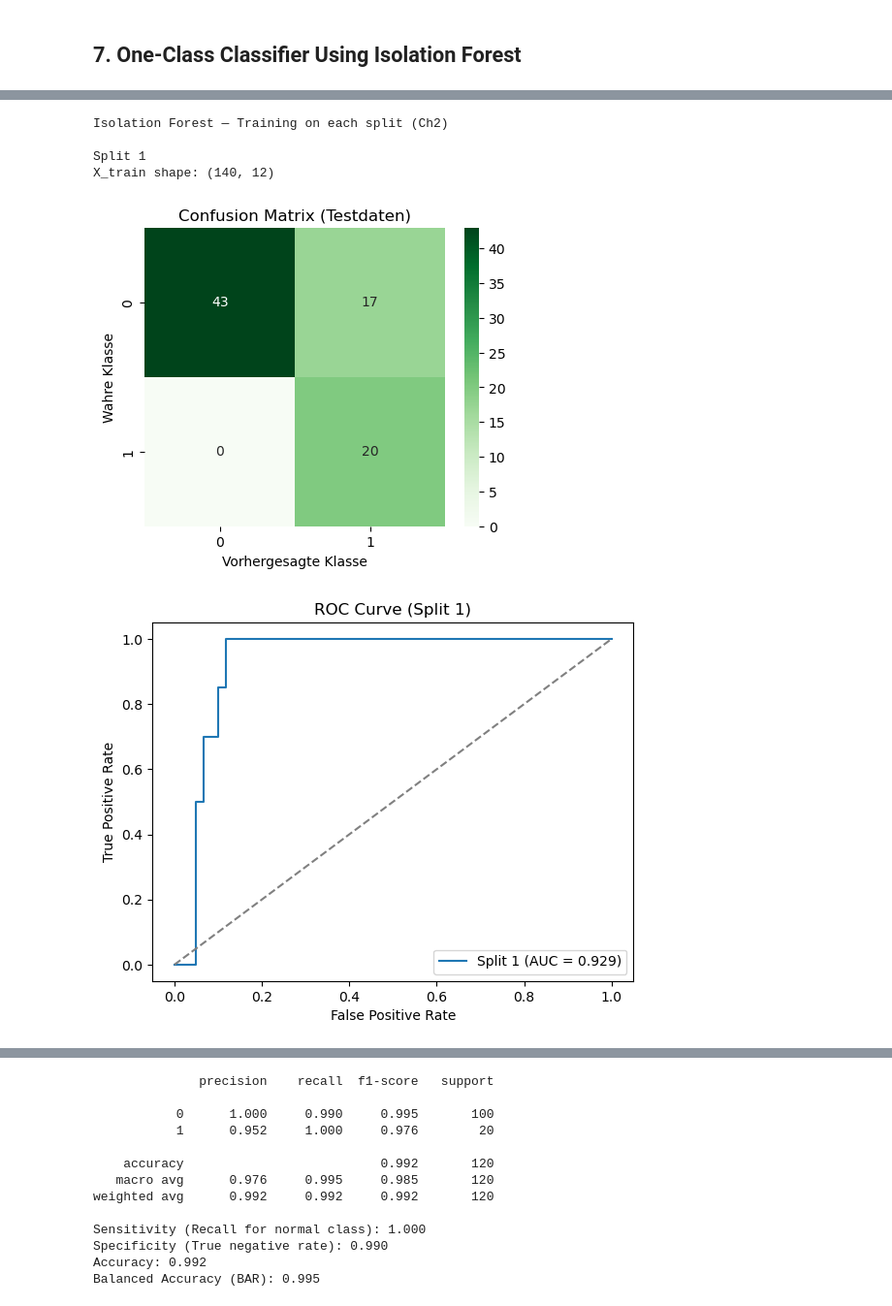
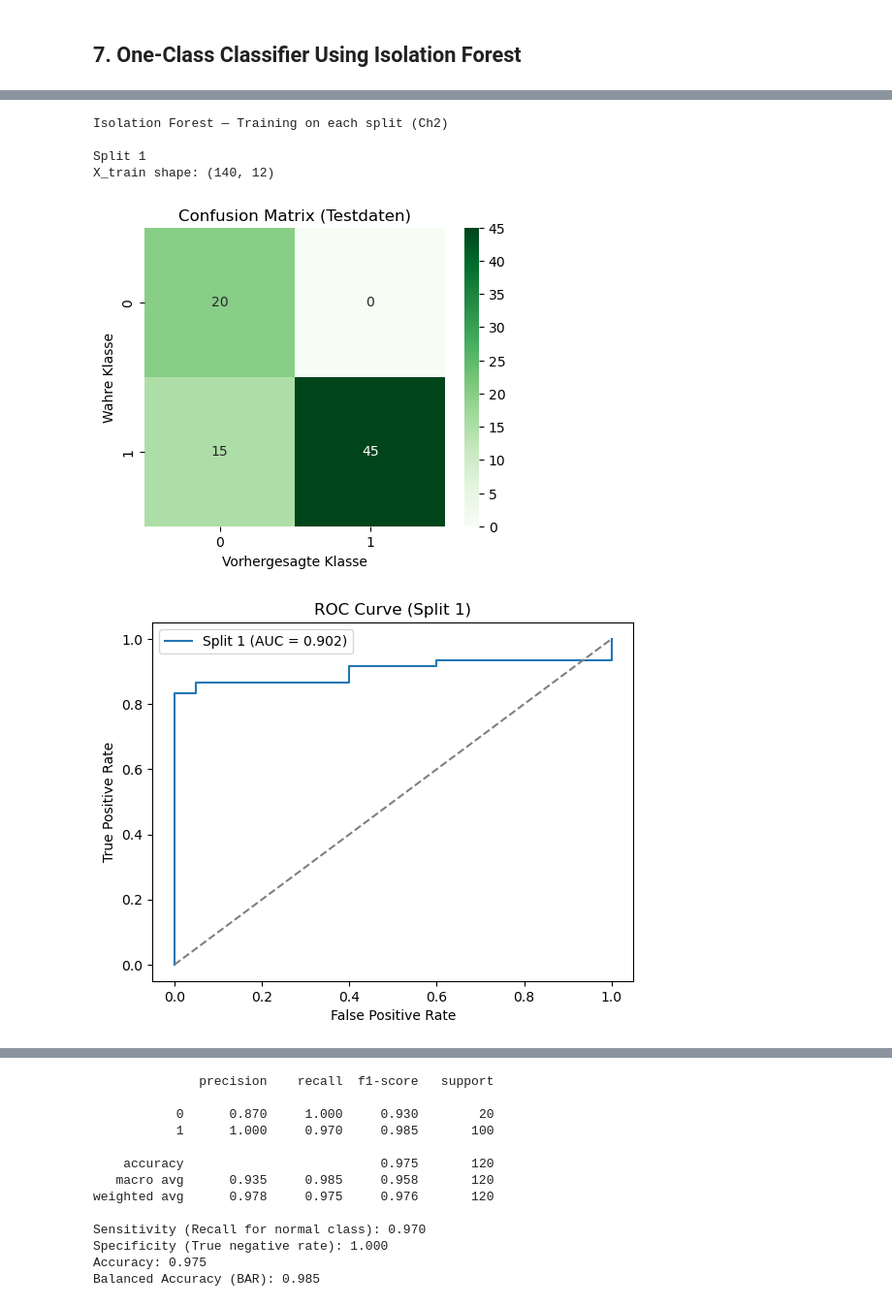
Before and after one commit to DmiPy/AI-in-material-diagnostics, a Jupyter notebook: KIiMD_project4/main.ipynb, the cells around one changed output, grey strips where cells are left out. Shown at 97% size. Saved outputs shown, nothing was run; the diff lists cells and outputs as text; code cells hidden in the pictures.

```diff
--- a/KIiMD_project4/main.ipynb
+++ b/KIiMD_project4/main.ipynb
@@ -308,8 +285,8 @@ Test  size: 120 (labels: [100  20])
 # %% [markdown]
 ## Leave P Group(s) Out cross-validation strategy - **2nd Channel**
 # %%
-# First: assign label = 0 for all normal (Z01–Z04), and 1 for anomalies (Z05)
-df_ch2['label'] = df_ch2['spec'].apply(lambda x: 1 if x == 'Z05' else 0)
+# First: assign label = 1 for all normal (Z01–Z04), and 0 for anomalies (Z05)
+df_ch2['label'] = df_ch2['spec'].apply(lambda x: 0 if x == 'Z05' else 1)
 
 # Define a function to filter dataset by group membership
 def filter_groups(df, train_groups, test_groups):
@@ -513,7 +494,7 @@ for idx, (train_df, test_df) in enumerate(group_splits_ch2, 1):
     print(f"\nSplit {idx}")
 
 # Grouping the sets
-    X_train = train_df[train_df['label'] == 0][featureslist]
+    X_train = train_df[train_df['label'] == 1][featureslist]
     X_test = test_df[featureslist].select_dtypes(include=[float, int])
     y_test = test_df['label']
 
@@ -533,7 +514,10 @@ for idx, (train_df, test_df) in enumerate(group_splits_ch2, 1):
 
 # Testing the model
     y_pred = model.predict(X_test_pca)
-    y_pred_binary = np.where(y_pred == 1, 0, 1)
+    y_pred_binary = np.where(y_pred == 1, 1, 0)
+
+#    all_y_test.append(y_test.to_numpy())
+#    all_y_pred.append(y_pred_binary)
 
 
 # Visualizing the confusion matrix
@@ -547,7 +531,7 @@ for idx, (train_df, test_df) in enumerate(group_splits_ch2, 1):
 
 
 # Getting decision function scores for ROC curve
-    scores_test = -model.decision_function(X_test_pca)
+    scores_test = model.decision_function(X_test_pca)
 
 # Visualizing the ROC curve from the decision function
     fpr, tpr, thresholds = roc_curve(y_test, scores_test)
@@ -658,11 +646,14 @@ from sklearn.ensemble import IsolationForest
 
 print("Isolation Forest — Training on each split (Ch1)")
 
+all_y_test = []
+all_y_pred = []
+
 for idx, (train_df, test_df) in enumerate(group_splits_ch1, 1):
     print(f"\nSplit {idx}")
 
 # Grouping the sets
-    X_train = train_df[train_df['label'] == 0][featureslist]
+    X_train = train_df[train_df['label'] == 1][featureslist]
     X_test = test_df[featureslist].select_dtypes(include=[float, int])
     y_test = test_df['label']
 
@@ -675,16 +666,19 @@ for idx, (train_df, test_df) in enumerate(group_splits_ch1, 1):
     X_test_pca = preprocessor.transform(X_test)
 
 # Training the model
-    model = IsolationForest(n_estimators=256,
+    model = IsolationForest(n_estimators=128,
                             max_samples=100,
                             contamination=0.01,
-                            max_features=0.8,
+                            max_features=1.0,
                             random_state=42)
     model.fit(X_train_pca)
 
 # Testing the model
     y_pred = model.predict(X_test_pca)
-    y_pred_binary = np.where(y_pred == 1, 0, 1)
+    y_pred_binary = np.where(y_pred == 1, 1, 0)
+
+    all_y_test.append(y_test.to_numpy())
+    all_y_pred.append(y_pred_binary)
 
 # Visualizing the confusion matrix
     conf = confusion_matrix(y_test, y_pred_binary)
@@ -697,7 +691,7 @@ for idx, (train_df, test_df) in enumerate(group_splits_ch1, 1):
 
 
 # Getting decision function scores for ROC curve
-    scores_test = -model.decision_function(X_test_pca)
+    scores_test = model.decision_function(X_test_pca)
 
 # Visualizing the ROC curve from the decision function
     fpr, tpr, thresholds = roc_curve(y_test, scores_test)
@@ -808,7 +802,7 @@ for idx, (train_df, test_df) in enumerate(group_splits_ch2, 1):
     print(f"\nSplit {idx}")
 
 # Grouping the sets
-    X_train = train_df[train_df['label'] == 0][featureslist]
+    X_train = train_df[train_df['label'] == 1][featureslist]
     X_test = test_df[featureslist].select_dtypes(include=[float, int])
     y_test = test_df['label']
 
@@ -821,16 +815,20 @@ for idx, (train_df, test_df) in enumerate(group_splits_ch2, 1):
     X_test_pca = preprocessor.transform(X_test)
 
 # Training the model
-    model = IsolationForest(n_estimators=256,
+    model = IsolationForest(n_estimators=128,
                             max_samples=100,
                             contamination=0.01,
-                            max_features=0.8,
+                            max_features=1.0,
                             random_state=42)
     model.fit(X_train_pca)
 
 # Testing the model
     y_pred = model.predict(X_test_pca)
-    y_pred_binary = np.where(y_pred == 1, 0, 1)
+    y_pred_binary = np.where(y_pred == 1, 1, 0)
+
+    all_y_test.append(y_test.to_numpy())
+    all_y_pred.append(y_pred_binary)
+
 
 # Visualizing the confusion matrix
     conf = confusion_matrix(y_test, y_pred_binary)
@@ -843,7 +841,7 @@ for idx, (train_df, test_df) in enumerate(group_splits_ch2, 1):
 
 
 # Getting decision function scores for ROC curve
-    scores_test = -model.decision_function(X_test_pca)
+    scores_test = model.decision_function(X_test_pca)
 
 # Visualizing the ROC curve from the decision function
     fpr, tpr, thresholds = roc_curve(y_test, scores_test)
@@ -851,34 +849,34 @@ for idx, (train_df, test_df) in enumerate(group_splits_ch2, 1):
 
     plt.figure()
     plt.plot(fpr, tpr, label=f"Split {idx} (AUC = {roc_auc:.3f})")
     plt.plot([0, 1], [0, 1], linestyle="--", color="gray")
     plt.xlabel("False Positive Rate")
     plt.ylabel("True Positive Rate")
     plt.title(f"ROC Curve (Split {idx})")
     plt.legend()
     plt.show()
 
 # Printing precision, recall, f1-score, support, sensitivity, specificity, and (balanced) accuracy
     print(classification_report(y_test, y_pred_binary, digits=3))
     if conf.shape == (2,2):
         tn, fp, fn, tp = conf.ravel()
         sensitivity = tp / (tp + fn) if (tp + fn) > 0 else 0
         specificity = tn / (tn + fp) if (tn + fp) > 0 else 0
         accuracy    = (tp + tn) / (tp + tn + fp + fn)
         balanced_accuracy = (sensitivity + specificity) / 2
 
         print(f"Sensitivity (Recall for normal class): {sensitivity:.3f}")
         print(f"Specificity (True negative rate): {specificity:.3f}")
         print(f"Accuracy: {accuracy:.3f}")
         print(f"Balanced Accuracy (BAR): {balanced_accuracy:.3f}")
     else:
         print("Cannot compute metrics: confusion matrix is not 2x2.")
 # %% [output]
 Isolation Forest — Training on each split (Ch2)
 
 Split 1
 X_train shape: (140, 12)
-[figure, old version]
+[figure, new version]
-[figure, old version]
+[figure, new version]
               precision    recall  f1-score   support
 
@@ -937,13 +935,13 @@ X_train shape: (100, 12)
               precision    recall  f1-score   support
 
-           0      1.000     0.990     0.995       100
-           1      0.952     1.000     0.976        20
+           0      0.870     1.000     0.930        20
+           1      1.000     0.970     0.985       100
 
-    accuracy                          0.992       120
-   macro avg      0.976     0.995     0.985       120
-weighted avg      0.992     0.992     0.992       120
+    accuracy                          0.975       120
+   macro avg      0.935     0.985     0.958       120
+weighted avg      0.978     0.975     0.976       120
 
-Sensitivity (Recall for normal class): 1.000
-Specificity (True negative rate): 0.990
-Accuracy: 0.992
-Balanced Accuracy (BAR): 0.995
+Sensitivity (Recall for normal class): 0.970
+Specificity (True negative rate): 1.000
+Accuracy: 0.975
+Balanced Accuracy (BAR): 0.985
```
Also changed, not shown: parts of 13 cells of this notebook.
